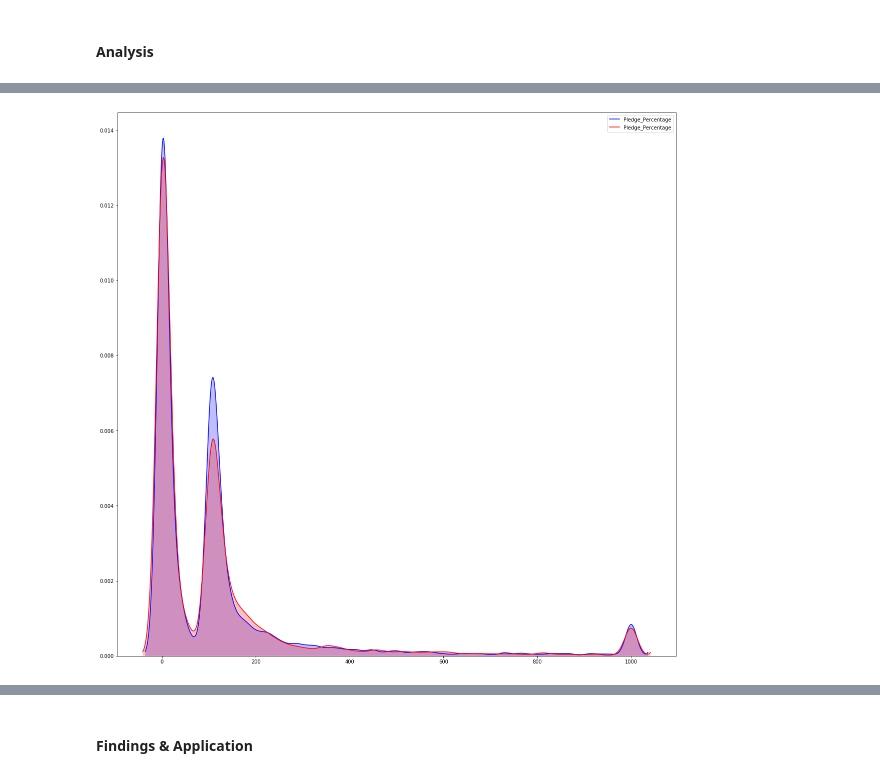
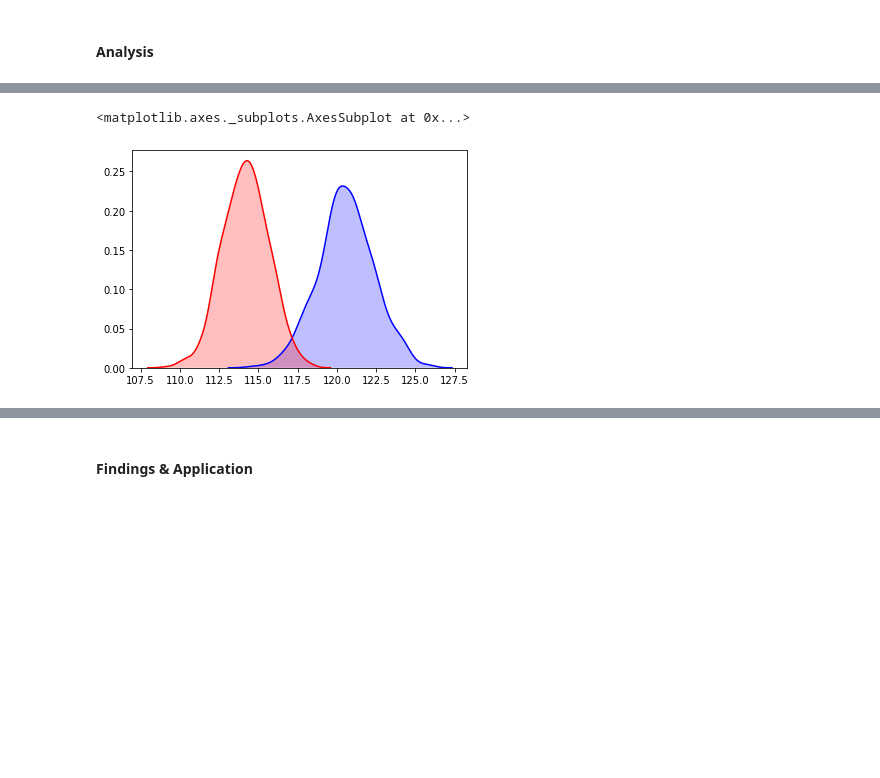
Before and after one commit to powergascan/mod3-hypothesis-testing, a Jupyter notebook: hypothesis_testing.ipynb, the cells around one changed output, grey strips where cells are left out. Saved outputs shown, nothing was run; the diff lists cells and outputs as text; code cells hidden in the pictures; blank space fills up the shorter version.

```diff
--- a/hypothesis_testing.ipynb
+++ b/hypothesis_testing.ipynb
@@ -65,2 +103,3 @@ import numpy
 # %%
-scipy.stats.ttest_ind(kickstarter_us[kickstarter_us['Trump_Election']==0]['Pledge_Percentage'],kickstarter_us[kickstarter_us['Trump_Election']==1]['Pledge_Percentage'],equal_var=False)
+Blue_Before_Trump=kickstarter_us[(kickstarter_us['Ideology_Bin']=="Bluer") & (kickstarter_us['Trump_Election']==0)]
+Blue_After_Trump=kickstarter_us[(kickstarter_us['Ideology_Bin']=="Bluer") & (kickstarter_us['Trump_Election']==1)]
@@ -93,7 +106,9 @@ Name: Pledge_Percentage, Length: 1000, dtype: float64
+# %%
+Blue_Before_Trump_Means=create_sample_dists(Blue_Before_Trump, 'Pledge_Percentage', 10000, 1000)
+Blue_After_Trump_Means=create_sample_dists(Blue_After_Trump, 'Pledge_Percentage', 10000, 1000)
 # %%
-plt.figure(figsize=(20,20))
-sns.kdeplot(data=kickstarter_us[kickstarter_us['Trump_Election']==0]['Pledge_Percentage'], shade=True, color="blue",gridsize=1000)
-sns.kdeplot(data=kickstarter_us[kickstarter_us['Trump_Election']==1]['Pledge_Percentage'], shade=True, color="red", gridsize=1000)
-plt.show()
+sns.kdeplot(data=Blue_Before_Trump_Means, shade=True, color="blue",gridsize=1000)
+sns.kdeplot(data=Blue_After_Trump_Means, shade=True, color="red",gridsize=1000)
 # %% [output]
+<matplotlib.axes._subplots.AxesSubplot at 0x...>
-[figure, old version]
+[figure, new version]
```
Also changed, not shown: parts of 31 cells of this notebook, 5 other files.
